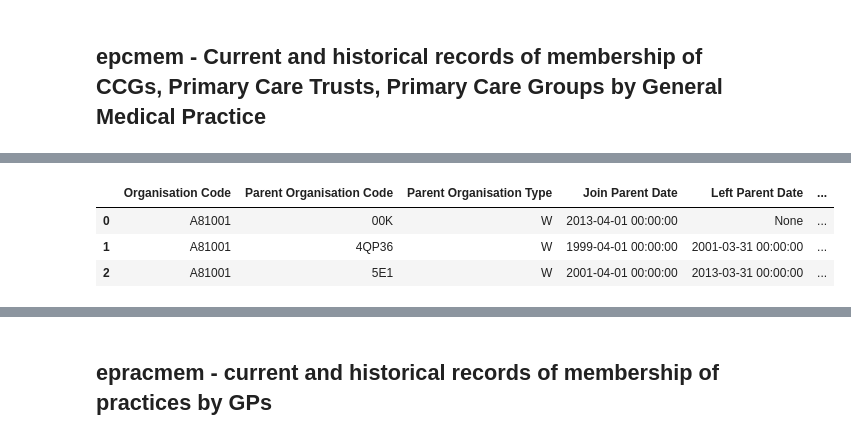
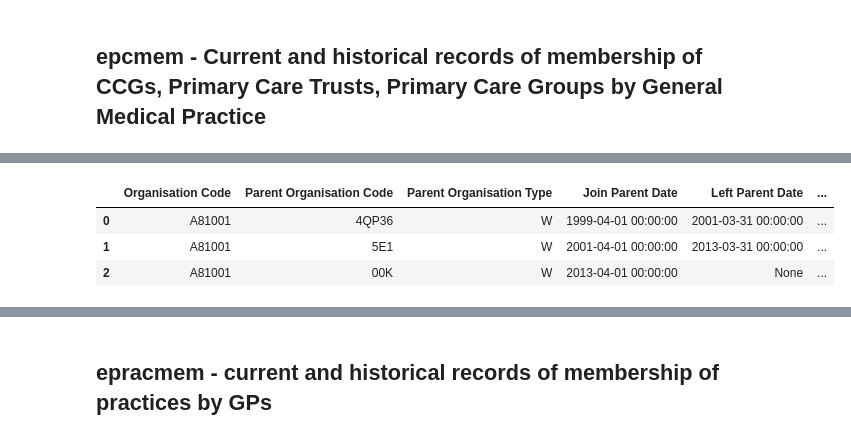
Before and after one commit to psychemedia/openHealthDataDoodles, a Jupyter notebook: notebooks/NHS and GP Administrative Data.ipynb, the cells around one changed output, grey strips where cells are left out. Cells and saved outputs as stored; diff of their text form; code cells hidden in the pictures.

```diff
--- a/notebooks/NHS and GP Administrative Data.ipynb
+++ b/notebooks/NHS and GP Administrative Data.ipynb
@@ -397,0 +371,4 @@ tmp.to_sql(con=con, name=EPCMEM,if_exists='replace')
+# %%
+typ='epcmem'
+tmp=normaliser(typ,cols,dates=[3,4],index=['Organisation Code'], codes=codes, encoding='Latin-1',db_con=con)
+tmp.head(3)
@@ -398,11 +388,11 @@ tmp.to_sql(con=con, name=EPCMEM,if_exists='replace')
 # %%
 orgcode='A81001'
-pd.read_sql_query('SELECT * from {typ} where "Organisation Code"="{orgcode}"'.format(typ=EPCMEM,orgcode=orgcode), con)
+pd.read_sql_query('SELECT * from {typ} where "Organisation Code"="{orgcode}"'.format(typ=typ,orgcode=orgcode), con)
 # %% [output]
 |  | Organisation Code | Parent Organisation Code | Parent Organisation Type | Join Parent Date | Left Parent Date | ... |
-| 0 | A81001 | 00K | W | 2013-04-01 00:00:00 | None | ... |
-| 1 | A81001 | 4QP36 | W | 1999-04-01 00:00:00 | 2001-03-31 00:00:00 | ... |
-| 2 | A81001 | 5E1 | W | 2001-04-01 00:00:00 | 2013-03-31 00:00:00 | ... |
+| 0 | A81001 | 4QP36 | W | 1999-04-01 00:00:00 | 2001-03-31 00:00:00 | ... |
+| 1 | A81001 | 5E1 | W | 2001-04-01 00:00:00 | 2013-03-31 00:00:00 | ... |
+| 2 | A81001 | 00K | W | 2013-04-01 00:00:00 | None | ... |
 # %%
 #Example:
 #Look up the history of parent organisations for a particular practice
```
Also changed, not shown: parts of 139 cells of this notebook.
